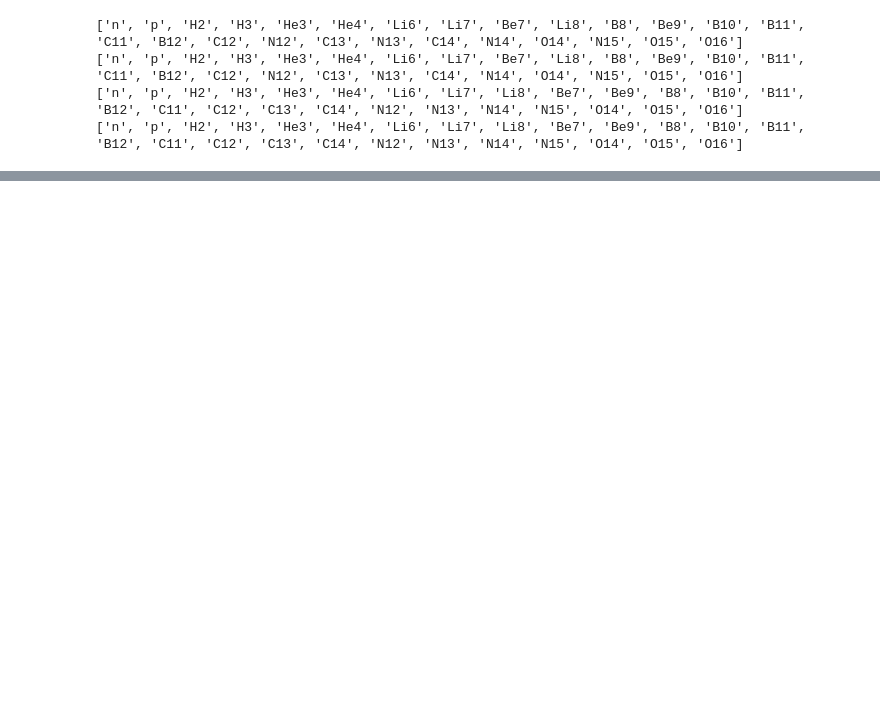
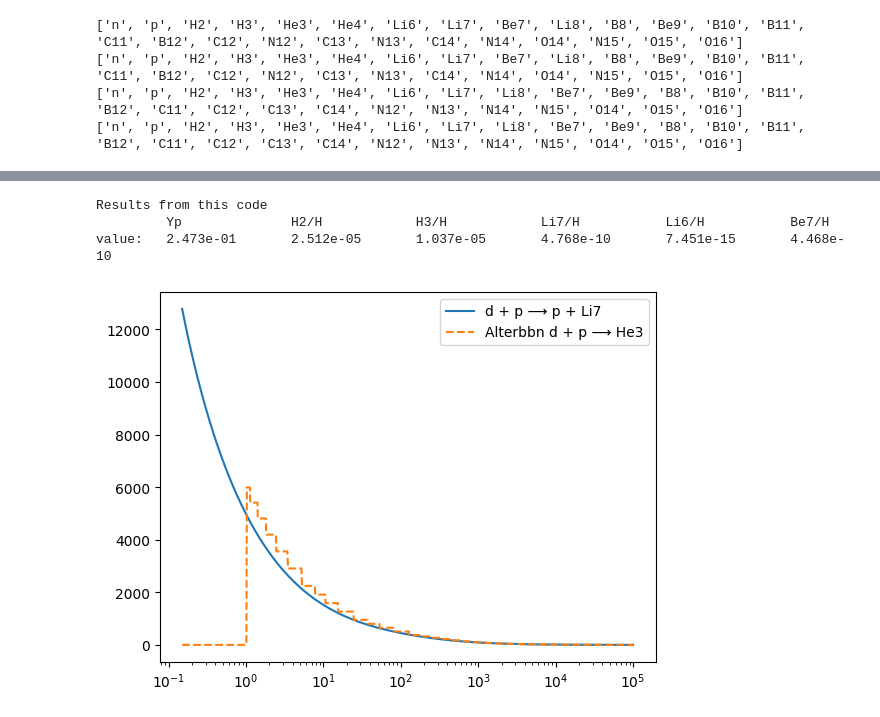
Before and after one commit to hansbdein/Speciale, a Jupyter notebook: Fullsize_highT_network.ipynb, the cells around one changed output, grey strips where cells are left out. Saved outputs shown, nothing was run; the diff lists cells and outputs as text; code cells hidden in the pictures; blank space fills up the shorter version.

```diff
--- a/Fullsize_highT_network.ipynb
+++ b/Fullsize_highT_network.ipynb
@@ -472,0 +466,10 @@ plt.show()
+# %%
+print(' ')
+print('Results from this code')
+print('\t Yp  '+'\t\t H2/H '+'\t\t H3/H '+'\t\t Li7/H '+'\t\t Li6/H '+'\t\t Be7/H ')
+abun=final_abun
+print('value:\t '"{:.3e}".format(4*abun[5])+'\t '+"{:.3e}".format(abun[2]/abun[1])+'\t '+"{:.3e}".format((abun[3]+abun[4])/abun[1])+'\t '+"{:.3e}".format((abun[7]+abun[9])/abun[1])+'\t '+"{:.3e}".format((abun[6])/abun[1])+'\t '+"{:.3e}".format((abun[9])/abun[1]))
+# %% [output]
+Results from this code
+         Yp              H2/H            H3/H            Li7/H           Li6/H           Be7/H
+value:   2.473e-01       2.512e-05       1.037e-05       4.768e-10       7.451e-15       4.468e-10
@@ -472,0 +580,9 @@ plt.show()
+# %%
+plt.figure()
+plt.plot(soltime/timeunit,[Reaclib_d_p__He3(T*TMeV2T9) for T in solY[0]],label='d + p ⟶ p + Li7')
+plt.plot(soltime/timeunit,[Alter_d_p__He3(T*TMeV2T9) for T in solY[0]],'--',label='Alterbbn d + p ⟶ He3')
+
+plt.legend()
+plt.xscale('log')
+# %% [output]
+[figure, added]
```
Also changed, not shown: parts of 9 cells of this notebook, 8 other files.
